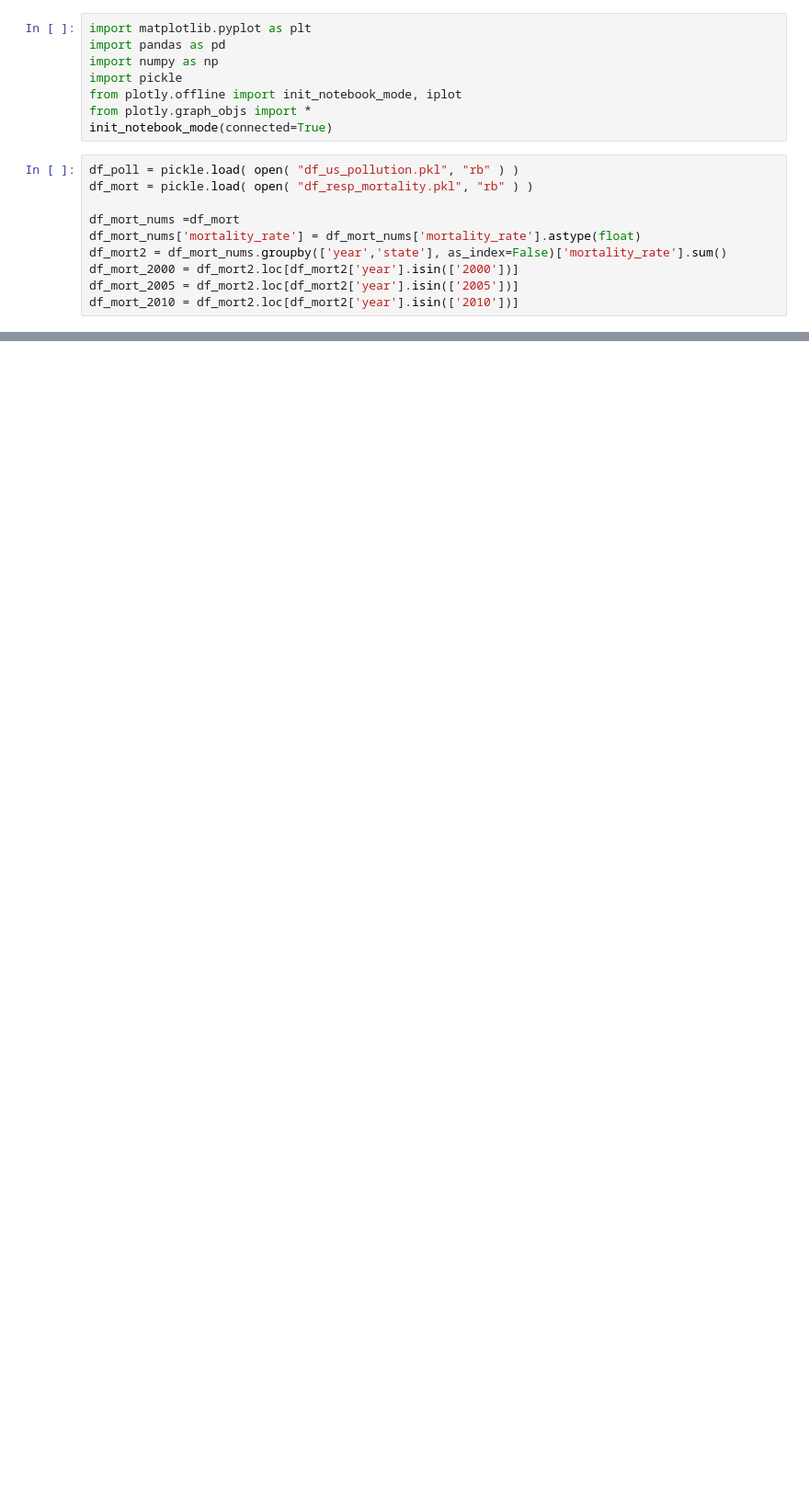
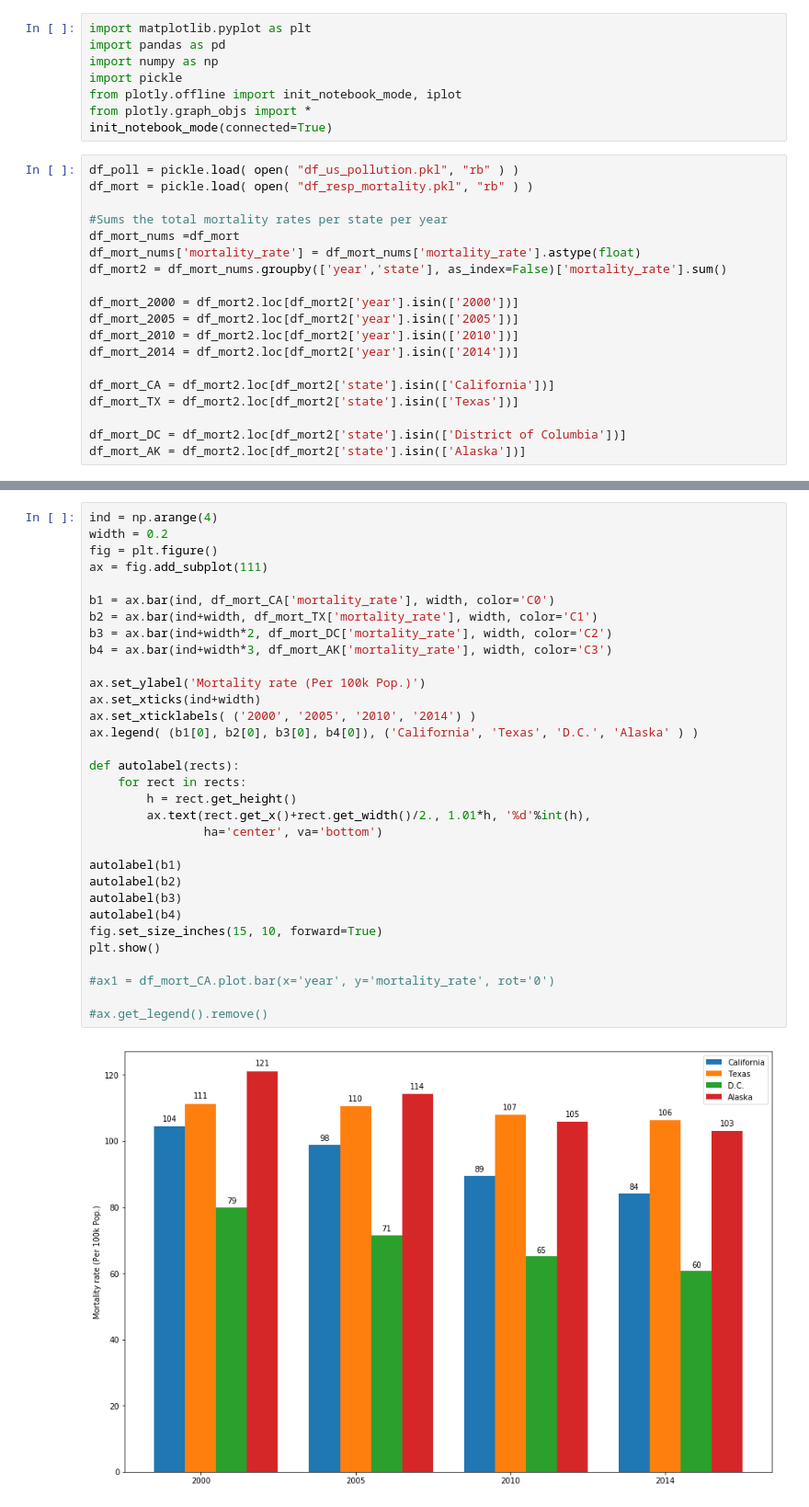
Before and after one commit to sangchoi93/US_Pollution, a Jupyter notebook: US_Pollution_Graphs.ipynb, the cells around one changed output, grey strips where cells are left out. Shown: that part at 92% size. Cells and saved outputs as stored; diff of their text form; blank space fills up the shorter version.

Commit message:
Update US_Pollution_Graphs.ipynb
-Added for 2014
-Added Bar graph for Mortality rates for 4 states accross 4 years

```diff
--- a/US_Pollution_Graphs.ipynb
+++ b/US_Pollution_Graphs.ipynb
@@ -10,12 +10,21 @@ init_notebook_mode(connected=True)
 df_poll = pickle.load( open( "df_us_pollution.pkl", "rb" ) )
 df_mort = pickle.load( open( "df_resp_mortality.pkl", "rb" ) )
 
+#Sums the total mortality rates per state per year
 df_mort_nums =df_mort
 df_mort_nums['mortality_rate'] = df_mort_nums['mortality_rate'].astype(float)
 df_mort2 = df_mort_nums.groupby(['year','state'], as_index=False)['mortality_rate'].sum()
+
 df_mort_2000 = df_mort2.loc[df_mort2['year'].isin(['2000'])]
 df_mort_2005 = df_mort2.loc[df_mort2['year'].isin(['2005'])]
 df_mort_2010 = df_mort2.loc[df_mort2['year'].isin(['2010'])]
+df_mort_2014 = df_mort2.loc[df_mort2['year'].isin(['2014'])]
+
+df_mort_CA = df_mort2.loc[df_mort2['state'].isin(['California'])]
+df_mort_TX = df_mort2.loc[df_mort2['state'].isin(['Texas'])]
+
+df_mort_DC = df_mort2.loc[df_mort2['state'].isin(['District of Columbia'])]
+df_mort_AK = df_mort2.loc[df_mort2['state'].isin(['Alaska'])]
 # %%
 d = {'code':     ["AL", "AK", "AZ", "AR", "CA", "CO", "CT", "DC", "DE", "FL", "GA",
                   "HI", "ID", "IL", "IN", "IA", "KS", "KY", "LA", "ME", "MD",
@@ -153,0 +192,34 @@ iplot(fig, filename = '2010_Resp_Mortality')
+# %%
+ind = np.arange(4)
+width = 0.2
+fig = plt.figure()
+ax = fig.add_subplot(111)
+
+b1 = ax.bar(ind, df_mort_CA['mortality_rate'], width, color='C0')
+b2 = ax.bar(ind+width, df_mort_TX['mortality_rate'], width, color='C1')
+b3 = ax.bar(ind+width*2, df_mort_DC['mortality_rate'], width, color='C2')
+b4 = ax.bar(ind+width*3, df_mort_AK['mortality_rate'], width, color='C3')
+
+ax.set_ylabel('Mortality rate (Per 100k Pop.)')
+ax.set_xticks(ind+width)
+ax.set_xticklabels( ('2000', '2005', '2010', '2014') )
+ax.legend( (b1[0], b2[0], b3[0], b4[0]), ('California', 'Texas', 'D.C.', 'Alaska' ) )
+
+def autolabel(rects):
+    for rect in rects:
+        h = rect.get_height()
+        ax.text(rect.get_x()+rect.get_width()/2., 1.01*h, '%d'%int(h),
+                ha='center', va='bottom')
+
+autolabel(b1)
+autolabel(b2)
+autolabel(b3)
+autolabel(b4)
+fig.set_size_inches(15, 10, forward=True)
+plt.show()
+
+#ax1 = df_mort_CA.plot.bar(x='year', y='mortality_rate', rot='0')
+
+#ax.get_legend().remove()
+# %% [output]
+[figure, added]
```
Also changed, not shown: parts of 7 cells of this notebook.
